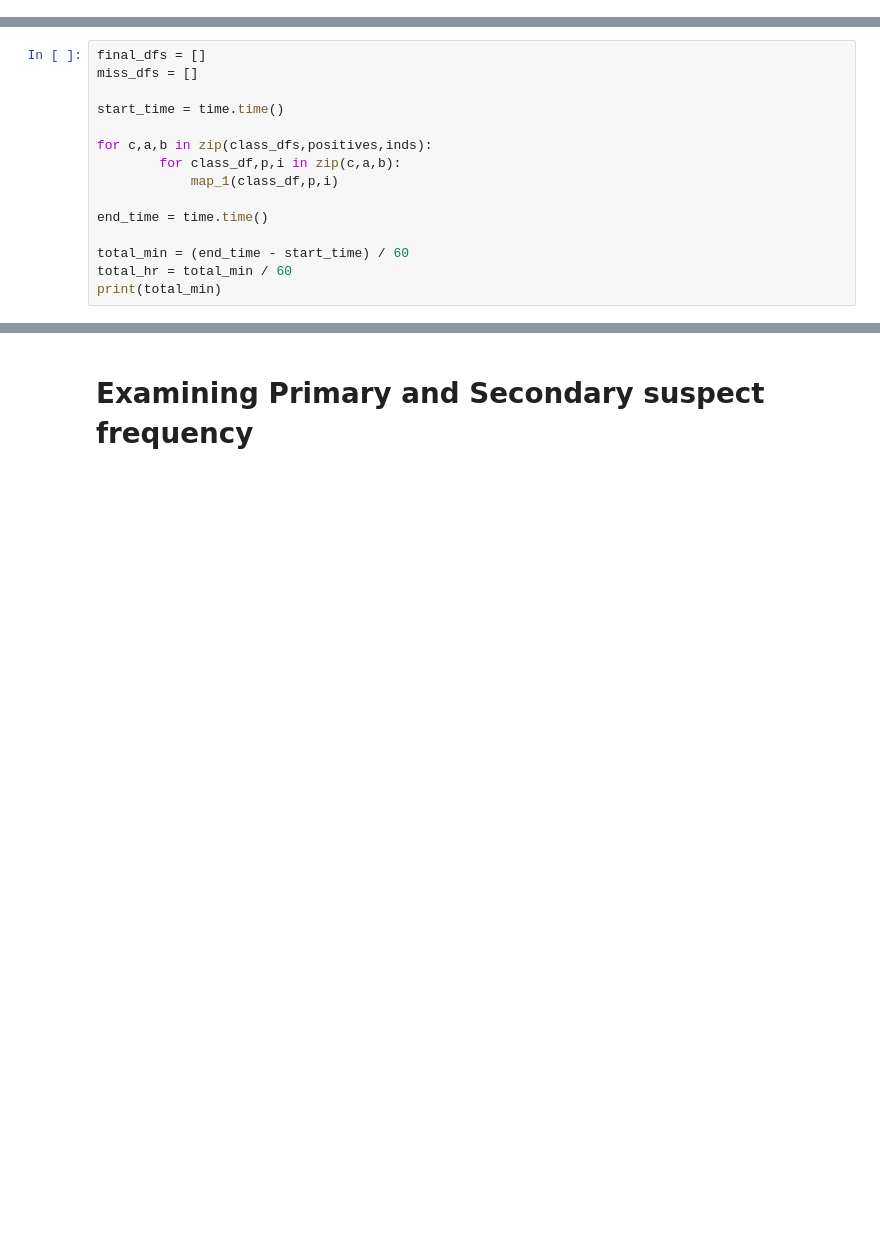
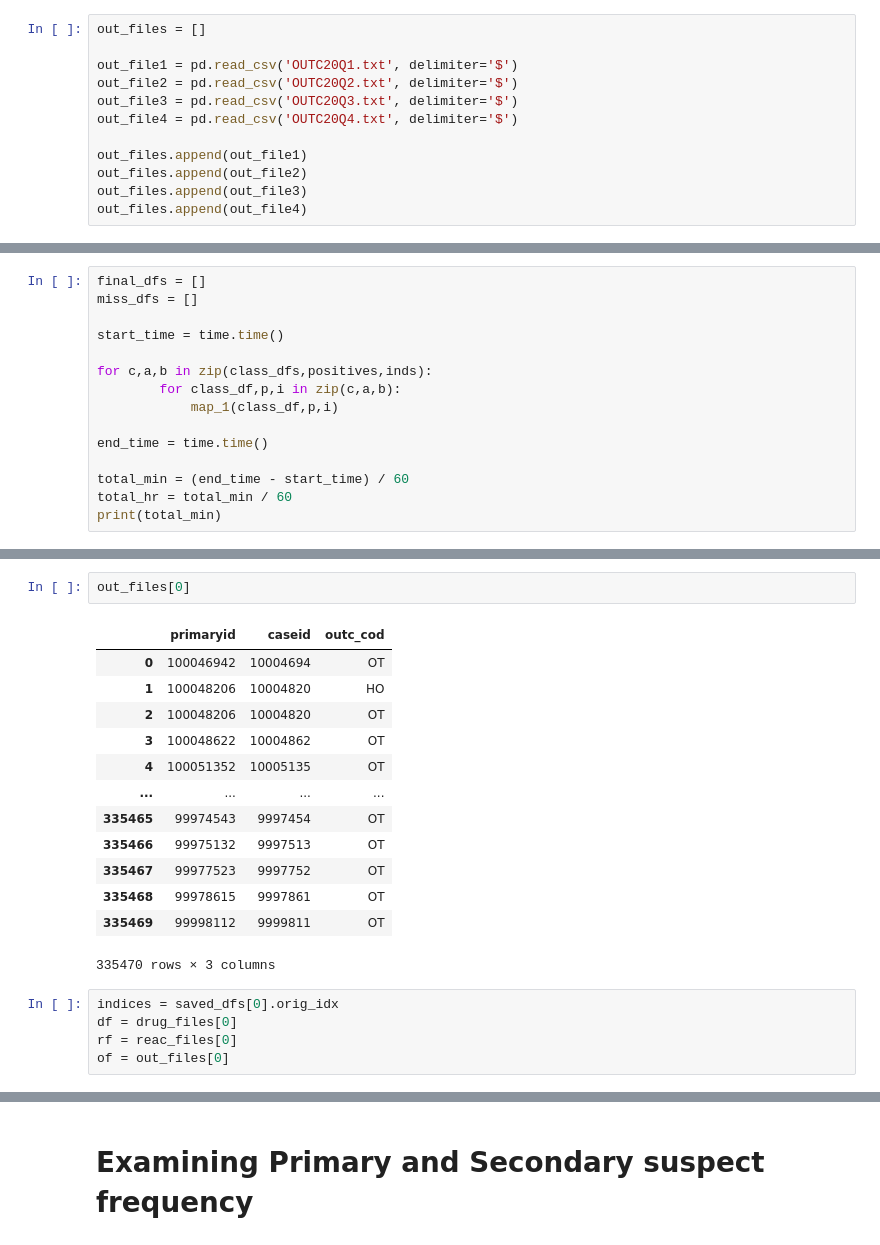
Before and after one commit to G-Sprouts/FDA_sae, a Jupyter notebook: drug_file.ipynb, the cells around one changed output, grey strips where cells are left out. Cells and saved outputs as stored; diff of their text form; blank space fills up the shorter version.

```diff
--- a/drug_file.ipynb
+++ b/drug_file.ipynb
@@ -19,3 +32,15 @@ files.append(drug_file4)
+# %%
+out_files = []
+
+out_file1 = pd.read_csv('OUTC20Q1.txt', delimiter='$')
+out_file2 = pd.read_csv('OUTC20Q2.txt', delimiter='$')
+out_file3 = pd.read_csv('OUTC20Q3.txt', delimiter='$')
+out_file4 = pd.read_csv('OUTC20Q4.txt', delimiter='$')
+
+out_files.append(out_file1)
+out_files.append(out_file2)
+out_files.append(out_file3)
+out_files.append(out_file4)
 # %%
 # quantify total missing values
 
@@ -862,0 +912,21 @@ subside_relapse.rechal.isnull().sum()
+# %%
+out_files[0]
+# %% [output]
+|  | primaryid | caseid | outc_cod |
+| 0 | 100046942 | 10004694 | OT |
+| 1 | 100048206 | 10004820 | HO |
+| 2 | 100048206 | 10004820 | OT |
+| 3 | 100048622 | 10004862 | OT |
+| 4 | 100051352 | 10005135 | OT |
+| ... | ... | ... | ... |
+| 335465 | 99974543 | 9997454 | OT |
+| 335466 | 99975132 | 9997513 | OT |
+| 335467 | 99977523 | 9997752 | OT |
+| 335468 | 99978615 | 9997861 | OT |
+| 335469 | 99998112 | 9999811 | OT |
+335470 rows × 3 columns
+# %%
+indices = saved_dfs[0].orig_idx
+df = drug_files[0]
+rf = reac_files[0]
+of = out_files[0]
```
Also changed, not shown: parts of 48 cells of this notebook.
